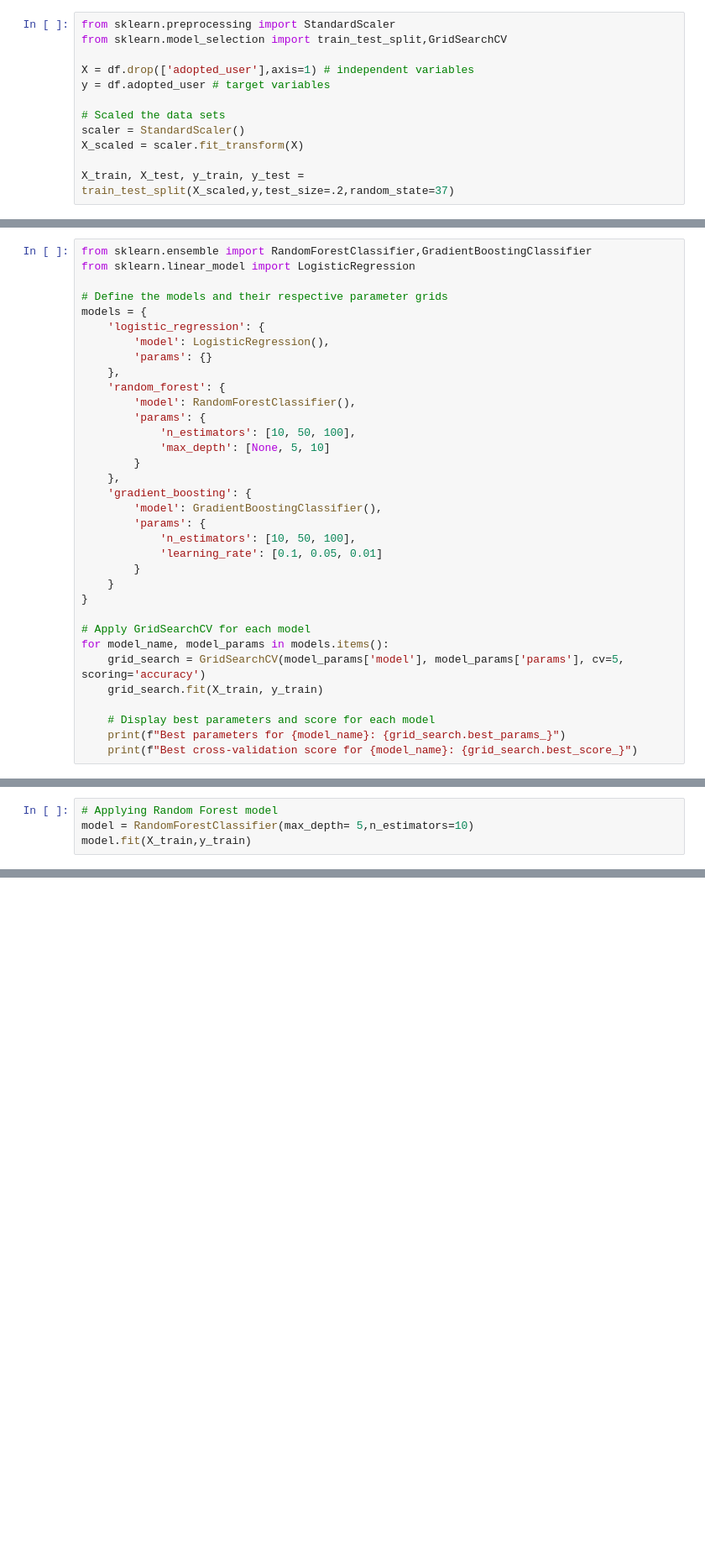
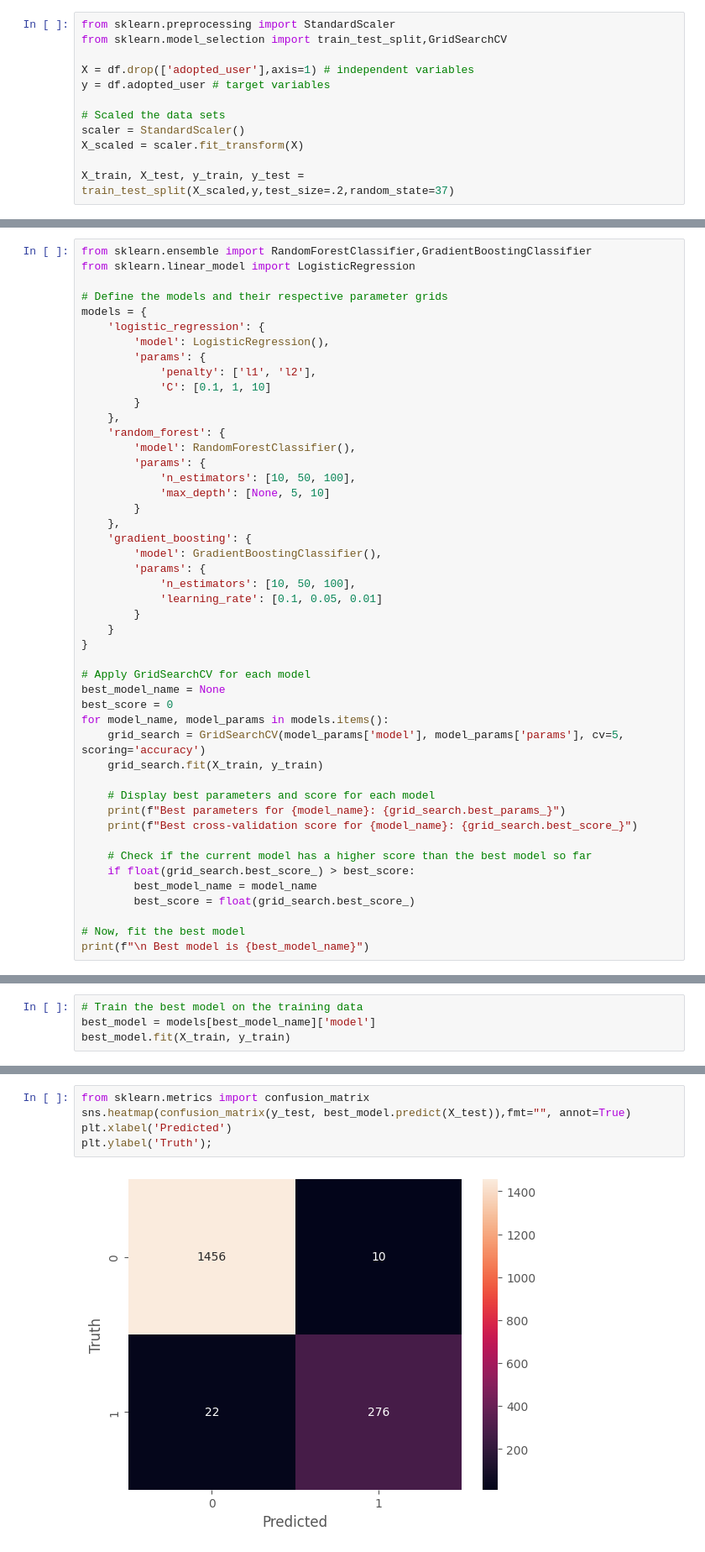
Before and after one commit to karma-gits/springboard, a Jupyter notebook: Take_home_challenge/relax_challenge/relax.ipynb, the cells around one changed output, grey strips where cells are left out. Shown at 84% size. Cells and saved outputs as stored; diff of their text form; blank space fills up the shorter version.

```diff
--- a/Take_home_challenge/relax_challenge/relax.ipynb
+++ b/Take_home_challenge/relax_challenge/relax.ipynb
@@ -254,7 +255,10 @@ from sklearn.linear_model import LogisticRegression
 models = {
     'logistic_regression': {
         'model': LogisticRegression(),
-        'params': {}
+        'params': {
+            'penalty': ['l1', 'l2'],
+            'C': [0.1, 1, 10]
+        }
     },
     'random_forest': {
         'model': RandomForestClassifier(),
@@ -273,6 +277,8 @@ models = {
 }
 
 # Apply GridSearchCV for each model
+best_model_name = None
+best_score = 0
 for model_name, model_params in models.items():
     grid_search = GridSearchCV(model_params['model'], model_params['params'], cv=5, scoring='accuracy')
     grid_search.fit(X_train, y_train)
@@ -280,4 +286,12 @@ for model_name, model_params in models.items():
     # Display best parameters and score for each model
     print(f"Best parameters for {model_name}: {grid_search.best_params_}")
     print(f"Best cross-validation score for {model_name}: {grid_search.best_score_}")
+
+    # Check if the current model has a higher score than the best model so far
+    if float(grid_search.best_score_) > best_score:
+        best_model_name = model_name
+        best_score = float(grid_search.best_score_)
+
+# Now, fit the best model
+print(f"\n Best model is {best_model_name}")
 # %% [output]
@@ -292,4 +307,0 @@ Best cross-validation score for gradient_boosting: 0.9824150670265543
-# %%
-# Applying Random Forest model
-model = RandomForestClassifier(max_depth= 5,n_estimators=10)
-model.fit(X_train,y_train)
@@ -297,0 +308,4 @@ RandomForestClassifier(max_depth=5, n_estimators=10)
+# %%
+# Train the best model on the training data
+best_model = models[best_model_name]['model']
+best_model.fit(X_train, y_train)
@@ -297,0 +314,7 @@ RandomForestClassifier(max_depth=5, n_estimators=10)
+# %%
+from sklearn.metrics import confusion_matrix
+sns.heatmap(confusion_matrix(y_test, best_model.predict(X_test)),fmt="", annot=True)
+plt.xlabel('Predicted')
+plt.ylabel('Truth');
+# %% [output]
+[figure, added]
```
Also changed, not shown: parts of 13 cells of this notebook, 1 other file.
